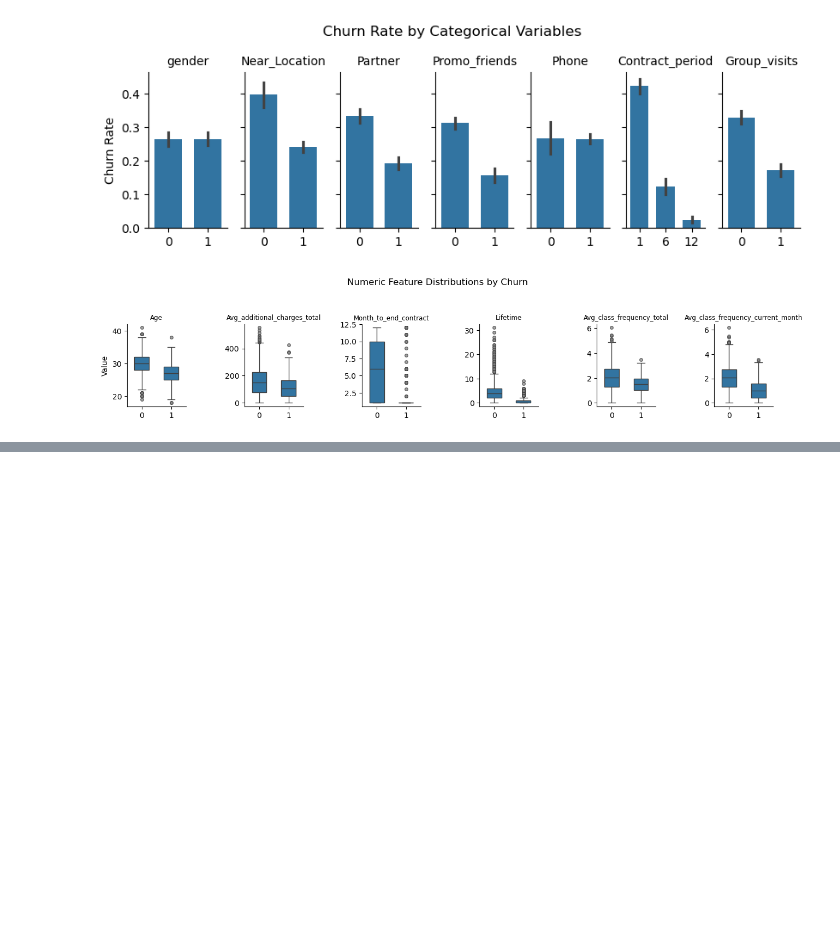
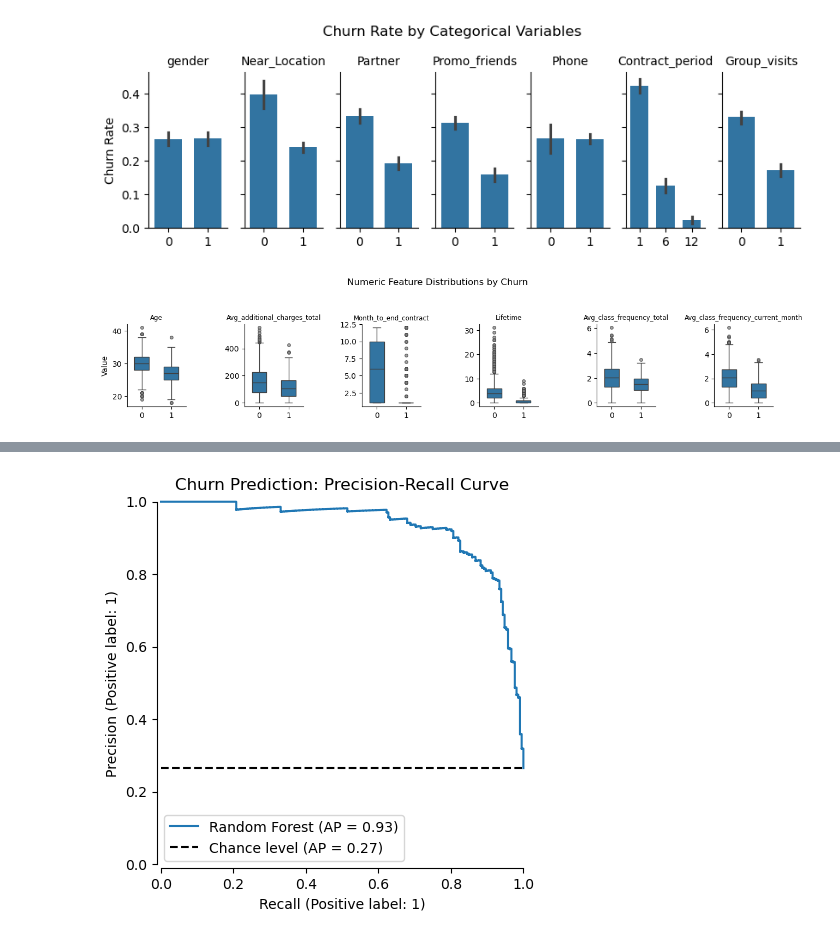
Before and after one commit to dbolotov/data_science_blog, a Jupyter notebook: gym_churn_analysis/gym_churn_analysis.ipynb, the cells around one changed output, grey strips where cells are left out. Drawn from its saved outputs; the diff is of its cells as text; code cells hidden in the pictures; blank space fills up the shorter version.

Commit message:
updated churn prediction section

```diff
--- a/gym_churn_analysis/gym_churn_analysis.ipynb
+++ b/gym_churn_analysis/gym_churn_analysis.ipynb
@@ -321,19 +447,14 @@ grid_search = GridSearchCV(
     estimator=clf_pipeline,
     param_grid=param_grid,
     cv=5,
-    scoring='accuracy',
+    scoring='average_precision',
     n_jobs=-1,
     verbose=2
 )
 
 # Fit grid search on training data
-print("\n----- GRID SEARCH -----\n")
+print("Running Grid Search...")
 start_time = time.time()
 grid_search.fit(X_train, y_train)
 print(f"\nGrid search completed in {time.time() - start_time:.2f} seconds")
-
-print("\n----- Best Grid Search Result -----")
-print(f"Accuracy: {grid_search.best_score_:.4f} ± {grid_search.cv_results_['std_test_score'][grid_search.best_index_]:.4f}")
-print("Parameters:")
-pprint(grid_search.best_params_)
 # %% [output]
@@ -504,0 +484,13 @@ The above table shows that among new members, 65% are on a 1-month contract. Sur
+# %%
+# Plot PR curve
+
+# Use best model from grid search
+clf_pipeline = grid_search.best_estimator_
+
+display = PrecisionRecallDisplay.from_estimator(clf_pipeline, X_test, y_test,
+                                                name="Random Forest",
+                                                plot_chance_level=True,
+                                                despine=True)
+_ = display.ax_.set_title("Churn Prediction: Precision-Recall Curve")
+# %% [output]
+[figure, added]
```
Also changed, not shown: parts of 35 cells of this notebook.
